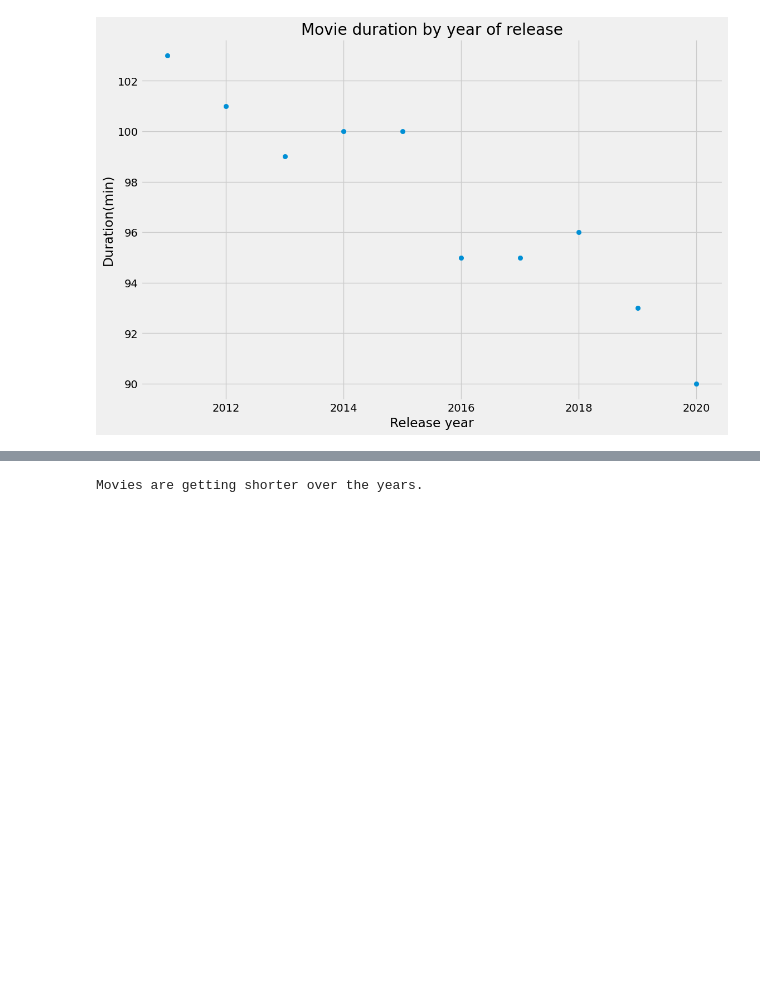
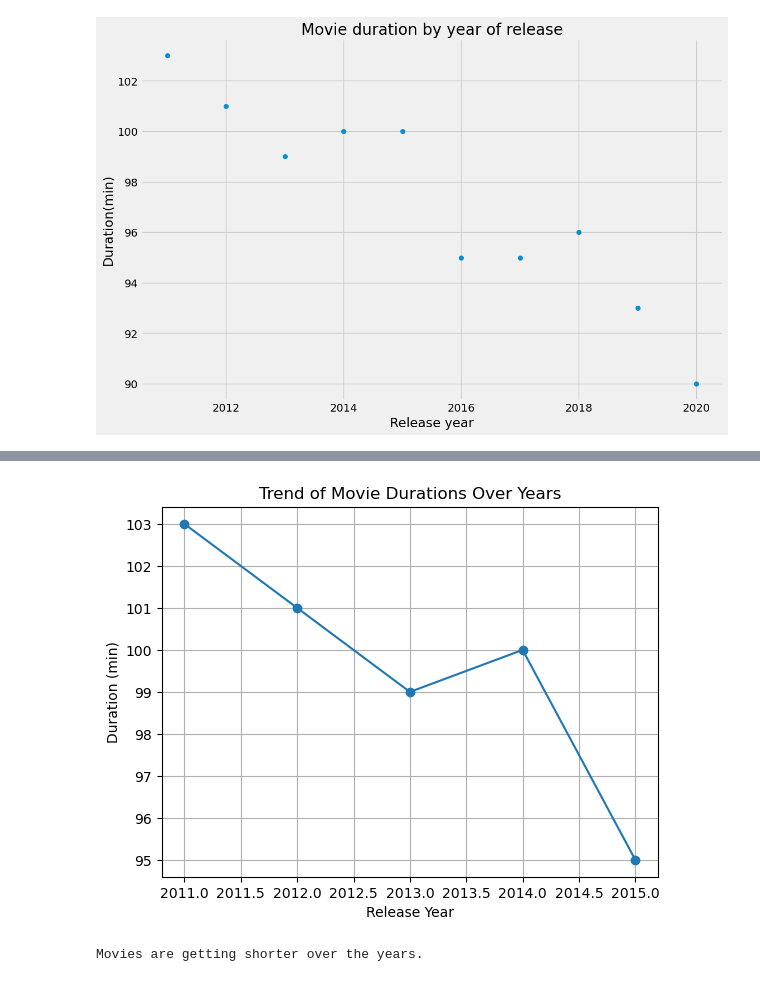
Before and after one commit to Akmalrbn/Netflix-Big-Data-Analysis, a Jupyter notebook: analyze_data.ipynb, the cells around one changed output, grey strips where cells are left out. Saved outputs shown, nothing was run; the diff lists cells and outputs as text; code cells hidden in the pictures; blank space fills up the shorter version.

```diff
--- a/analyze_data.ipynb
+++ b/analyze_data.ipynb
@@ -244,3 +297,13 @@ plt.show()
+# %%
+# Membuat line plot untuk melihat tren durasi film dari tahun ke tahun
+plt.plot(durations_df['years'], durations_df['durations'], marker='o')
+plt.title('Trend of Movie Durations Over Years')
+plt.xlabel('Release Year')
+plt.ylabel('Duration (min)')
+plt.grid(True)
+plt.show()
+# %% [output]
+[figure, added]
 # %%
 # Create the years and durations lists
 years = [2011, 2012, 2013, 2014, 2015, 2016, 2017, 2018, 2019, 2020]
```
Also changed, not shown: parts of 5 cells of this notebook.
